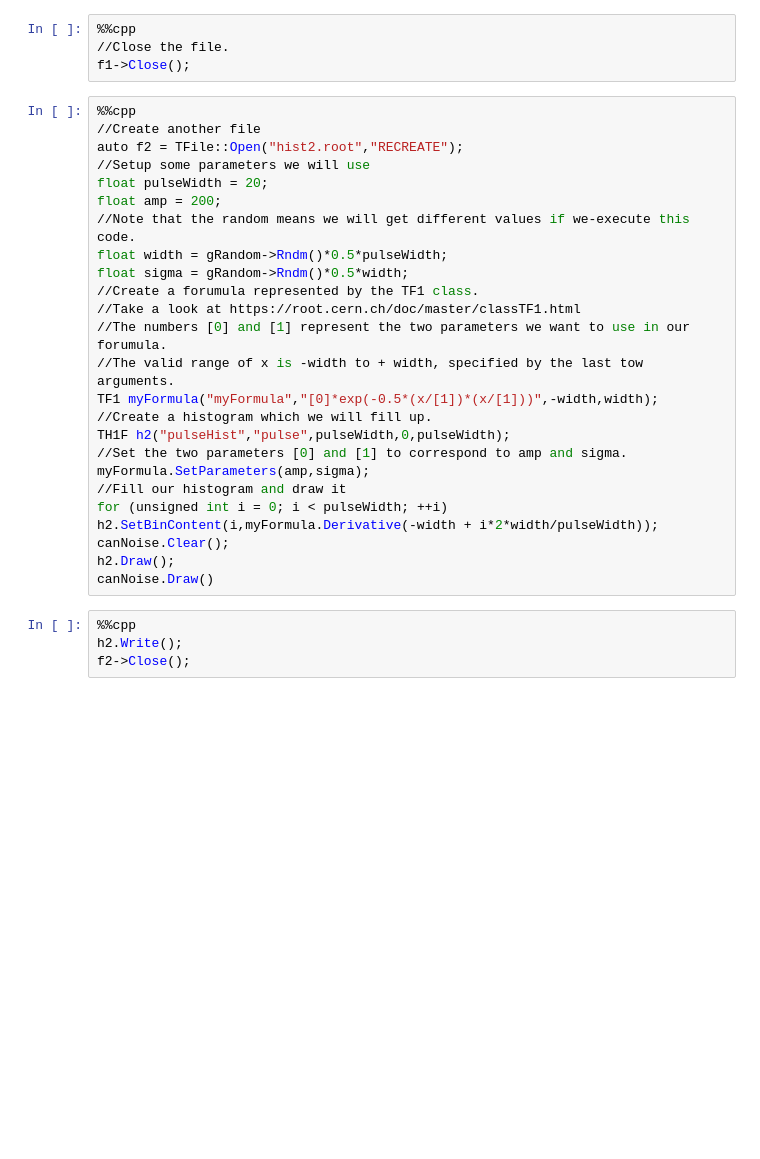
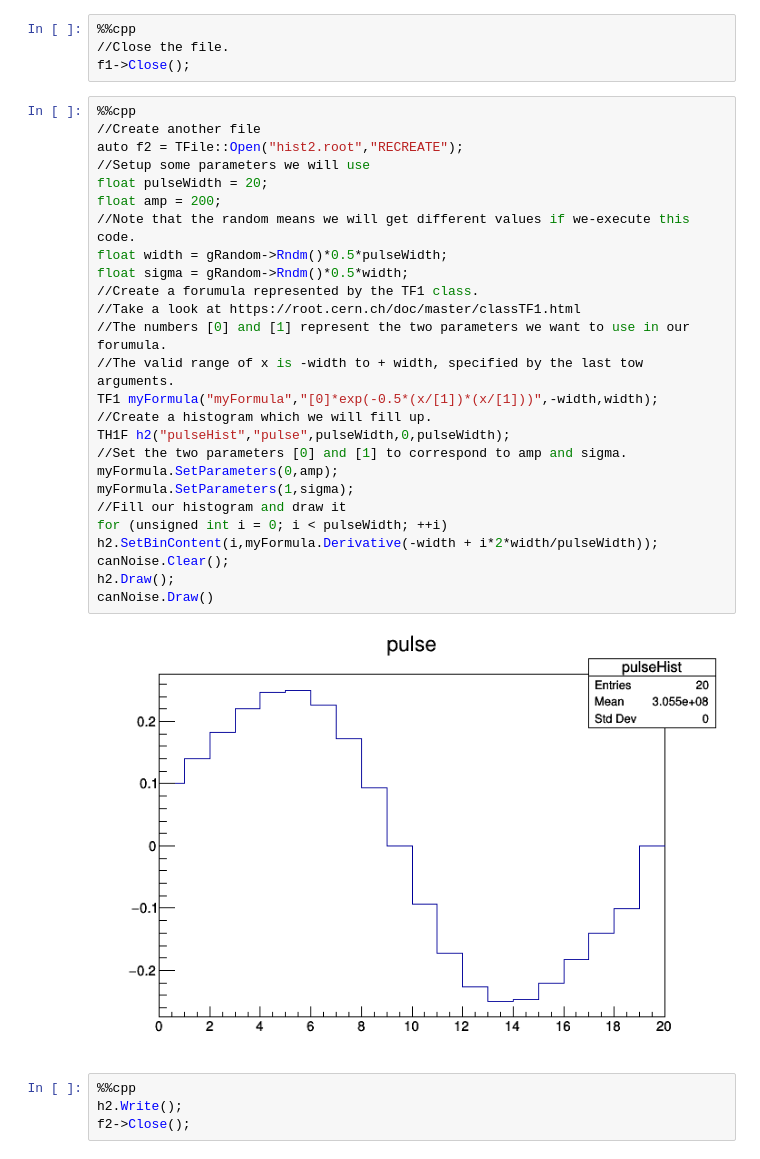
Before and after one commit to shefmarkh/ROOTSheffieldTeachingMaterial2020, a Jupyter notebook: Lecture2/Lecture2.ipynb, the cells around one changed output. Drawn from its saved outputs; the diff is of its cells as text; blank space fills up the shorter version.

Commit message:
Bug fix to Lecture2 to correctly explain how to set parameters of a TF1.

```diff
--- a/Lecture2/Lecture2.ipynb
+++ b/Lecture2/Lecture2.ipynb
@@ -155,27 +192,30 @@ f1->Close();
 # %%
 %%cpp
 //Create another file
 auto f2 = TFile::Open("hist2.root","RECREATE");
 //Setup some parameters we will use
 float pulseWidth = 20;
 float amp = 200;
 //Note that the random means we will get different values if we-execute this code.
 float width = gRandom->Rndm()*0.5*pulseWidth;
 float sigma = gRandom->Rndm()*0.5*width;
 //Create a forumula represented by the TF1 class.
 //Take a look at https://root.cern.ch/doc/master/classTF1.html
 //The numbers [0] and [1] represent the two parameters we want to use in our forumula.
 //The valid range of x is -width to + width, specified by the last tow arguments.
 TF1 myFormula("myFormula","[0]*exp(-0.5*(x/[1])*(x/[1]))",-width,width);
 //Create a histogram which we will fill up.
 TH1F h2("pulseHist","pulse",pulseWidth,0,pulseWidth);
 //Set the two parameters [0] and [1] to correspond to amp and sigma.
-myFormula.SetParameters(amp,sigma);
+myFormula.SetParameters(0,amp);
+myFormula.SetParameters(1,sigma);
 //Fill our histogram and draw it
 for (unsigned int i = 0; i < pulseWidth; ++i) h2.SetBinContent(i,myFormula.Derivative(-width + i*2*width/pulseWidth));
 canNoise.Clear();
 h2.Draw();
 canNoise.Draw()
+# %% [output]
+[figure, added]
 # %%
 %%cpp
 h2.Write();
```
Also changed, not shown: parts of 8 cells of this notebook.
